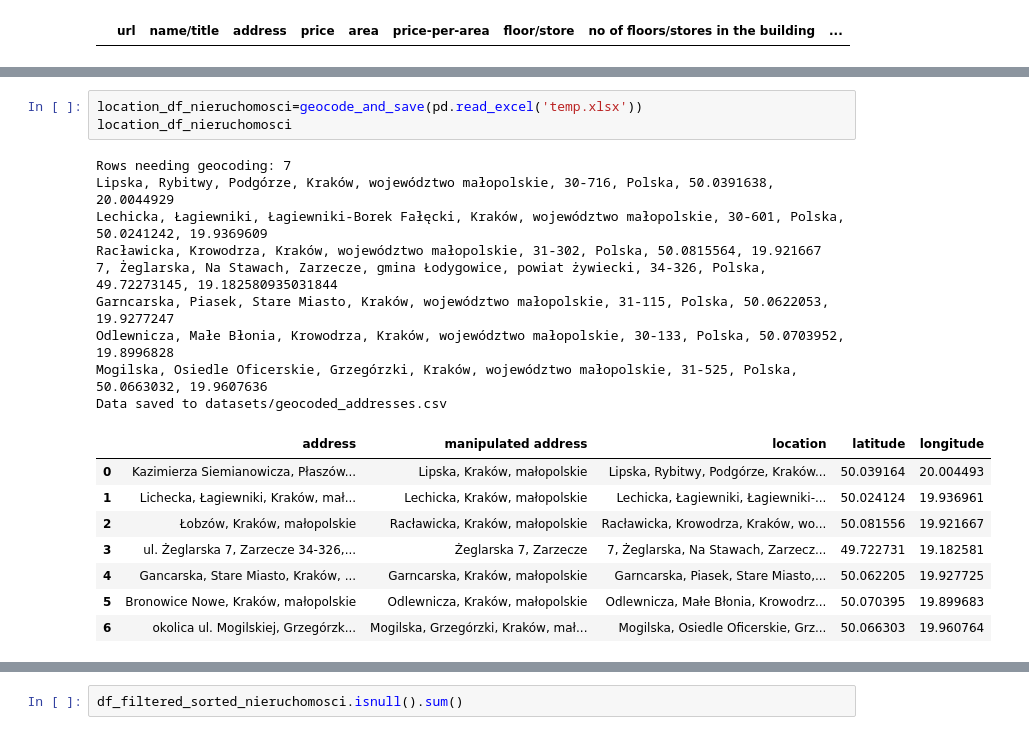
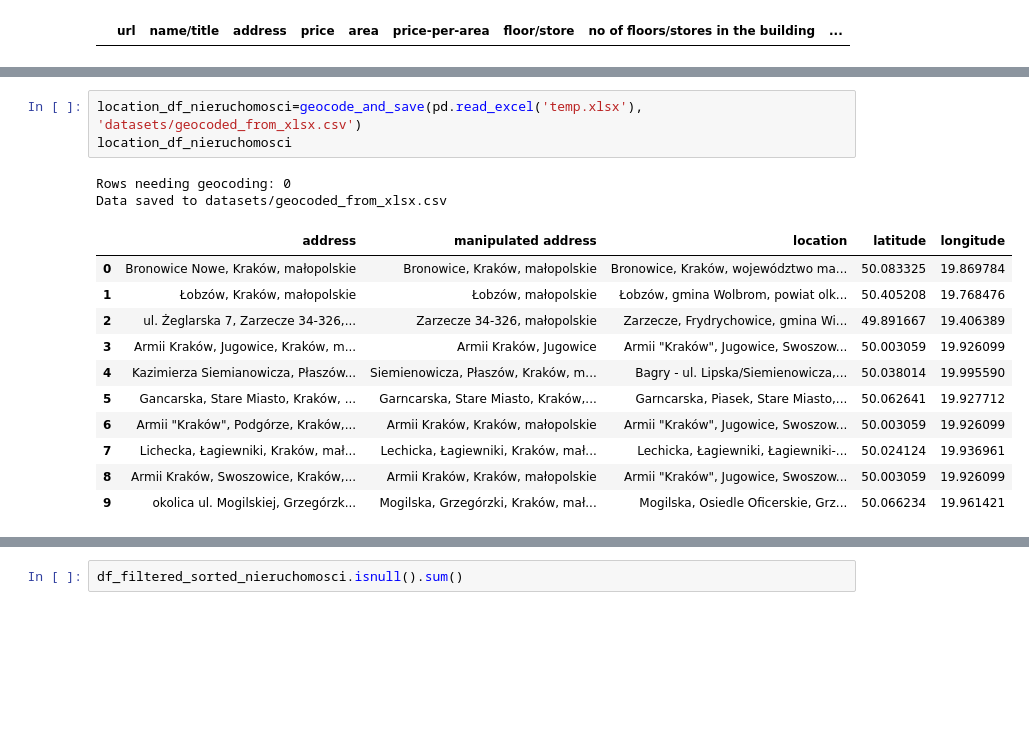
Before and after one commit to ksobczykR2DS/cracow-house-market-analysis, a Jupyter notebook: data_cleaning_and_engineering.ipynb, the cells around one changed output, grey strips where cells are left out. Drawn from its saved outputs; the diff is of its cells as text; blank space fills up the shorter version.

Commit message:
Updated data with another iteration of timestamped scrapping

```diff
--- a/data_cleaning_and_engineering.ipynb
+++ b/data_cleaning_and_engineering.ipynb
@@ -1464,24 +1512,20 @@ location_df_nieruchomosci
 # %%
-location_df_nieruchomosci=geocode_and_save(pd.read_excel('temp.xlsx'))
+location_df_nieruchomosci=geocode_and_save(pd.read_excel('temp.xlsx'), 'datasets/geocoded_from_xlsx.csv')
 location_df_nieruchomosci
 # %% [output]
-Rows needing geocoding: 7
-Lipska, Rybitwy, Podgórze, Kraków, województwo małopolskie, 30-716, Polska, 50.0391638, 20.0044929
-Lechicka, Łagiewniki, Łagiewniki-Borek Fałęcki, Kraków, województwo małopolskie, 30-601, Polska, 50.0241242, 19.9369609
-Racławicka, Krowodrza, Kraków, województwo małopolskie, 31-302, Polska, 50.0815564, 19.921667
-7, Żeglarska, Na Stawach, Zarzecze, gmina Łodygowice, powiat żywiecki, 34-326, Polska, 49.72273145, 19.182580935031844
-Garncarska, Piasek, Stare Miasto, Kraków, województwo małopolskie, 31-115, Polska, 50.0622053, 19.9277247
-Odlewnicza, Małe Błonia, Krowodrza, Kraków, województwo małopolskie, 30-133, Polska, 50.0703952, 19.8996828
-Mogilska, Osiedle Oficerskie, Grzegórzki, Kraków, województwo małopolskie, 31-525, Polska, 50.0663032, 19.9607636
-Data saved to datasets/geocoded_addresses.csv
+Rows needing geocoding: 0
+Data saved to datasets/geocoded_from_xlsx.csv
 |  | address | manipulated address | location | latitude | longitude |
-| 0 | Kazimierza Siemianowicza, Płaszów... | Lipska, Kraków, małopolskie | Lipska, Rybitwy, Podgórze, Kraków... | 50.039164 | 20.004493 |
-| 1 | Lichecka, Łagiewniki, Kraków, mał... | Lechicka, Kraków, małopolskie | Lechicka, Łagiewniki, Łagiewniki-... | 50.024124 | 19.936961 |
-| 2 | Łobzów, Kraków, małopolskie | Racławicka, Kraków, małopolskie | Racławicka, Krowodrza, Kraków, wo... | 50.081556 | 19.921667 |
-| 3 | ul. Żeglarska 7, Zarzecze 34-326,... | Żeglarska 7, Zarzecze | 7, Żeglarska, Na Stawach, Zarzecz... | 49.722731 | 19.182581 |
-| 4 | Gancarska, Stare Miasto, Kraków, ... | Garncarska, Kraków, małopolskie | Garncarska, Piasek, Stare Miasto,... | 50.062205 | 19.927725 |
-| 5 | Bronowice Nowe, Kraków, małopolskie | Odlewnicza, Kraków, małopolskie | Odlewnicza, Małe Błonia, Krowodrz... | 50.070395 | 19.899683 |
-| 6 | okolica ul. Mogilskiej, Grzegórzk... | Mogilska, Grzegórzki, Kraków, mał... | Mogilska, Osiedle Oficerskie, Grz... | 50.066303 | 19.960764 |
+| 0 | Bronowice Nowe, Kraków, małopolskie | Bronowice, Kraków, małopolskie | Bronowice, Kraków, województwo ma... | 50.083325 | 19.869784 |
+| 1 | Łobzów, Kraków, małopolskie | Łobzów, małopolskie | Łobzów, gmina Wolbrom, powiat olk... | 50.405208 | 19.768476 |
+| 2 | ul. Żeglarska 7, Zarzecze 34-326,... | Zarzecze 34-326, małopolskie | Zarzecze, Frydrychowice, gmina Wi... | 49.891667 | 19.406389 |
+| 3 | Armii Kraków, Jugowice, Kraków, m... | Armii Kraków, Jugowice | Armii "Kraków", Jugowice, Swoszow... | 50.003059 | 19.926099 |
+| 4 | Kazimierza Siemianowicza, Płaszów... | Siemienowicza, Płaszów, Kraków, m... | Bagry - ul. Lipska/Siemienowicza,... | 50.038014 | 19.995590 |
+| 5 | Gancarska, Stare Miasto, Kraków, ... | Garncarska, Stare Miasto, Kraków,... | Garncarska, Piasek, Stare Miasto,... | 50.062641 | 19.927712 |
+| 6 | Armii "Kraków", Podgórze, Kraków,... | Armii Kraków, Kraków, małopolskie | Armii "Kraków", Jugowice, Swoszow... | 50.003059 | 19.926099 |
+| 7 | Lichecka, Łagiewniki, Kraków, mał... | Lechicka, Łagiewniki, Kraków, mał... | Lechicka, Łagiewniki, Łagiewniki-... | 50.024124 | 19.936961 |
+| 8 | Armii Kraków, Swoszowice, Kraków,... | Armii Kraków, Kraków, małopolskie | Armii "Kraków", Jugowice, Swoszow... | 50.003059 | 19.926099 |
+| 9 | okolica ul. Mogilskiej, Grzegórzk... | Mogilska, Grzegórzki, Kraków, mał... | Mogilska, Osiedle Oficerskie, Grz... | 50.066234 | 19.961421 |
 # %%
 df_filtered_sorted_nieruchomosci['distance'] = df_filtered_sorted_nieruchomosci.apply(
     lambda row: haversine(city_center_lat, city_center_lon, row['latitude'], row['longitude']),
```
Also changed, not shown: parts of 83 cells of this notebook, 11 other files.
